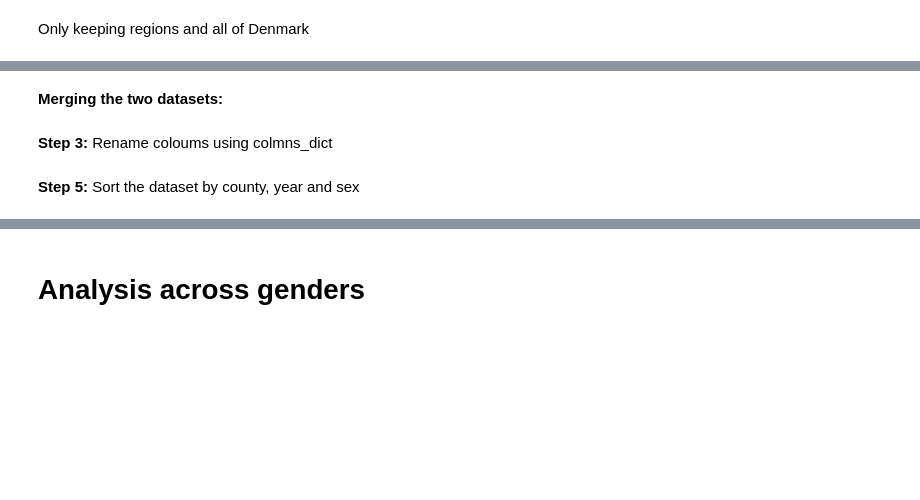
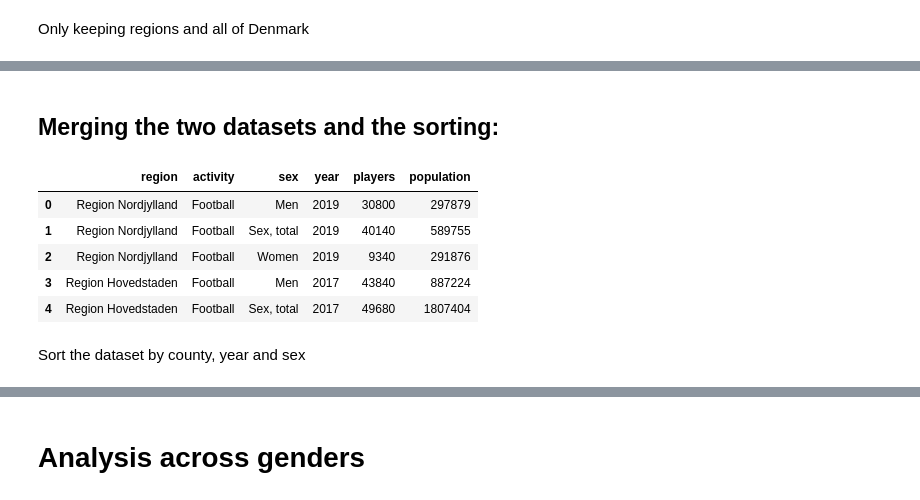
Before and after one commit to NumEconCopenhagen/projects-2024-econtechvets, a Jupyter notebook: dataproject/dataproject.ipynb, the cells around one changed output, grey strips where cells are left out. Saved outputs shown, nothing was run; the diff lists cells and outputs as text; code cells hidden in the pictures; blank space fills up the shorter version.

```diff
--- a/dataproject/dataproject.ipynb
+++ b/dataproject/dataproject.ipynb
@@ -79,4 +77,10 @@ folk_q1 = folk.loc[folk['TID'].str.contains('Q1')] # Selecting only the first qu
 folk_q1['TID'] = folk_q1['TID'].str.replace('Q1', '')
 folk_q1['KØN'] = folk_q1['KØN'].str.replace('Total', 'Sex, total')
 folk_q1['OMRÅDE'] = folk_q1['OMRÅDE'].str.replace('Landsdel', 'Province')
+
+# Define a list of the regions in the dataset
+regions = ['All Denmark', 'Region Nordjylland', 'Region Midtjylland', 'Region Syddanmark', 'Region Sjælland', 'Region Hovedstaden']
+
+# Filter the DataFrame to keep only rows where 'OMRÅDE' matches one of the regions
+folk_q1 = folk_q1[folk_q1['OMRÅDE'].isin(regions)]
 folk_q1.head()
@@ -95,7 +141,7 @@ Summarizing provinces to regions:
 def map_regions(BLSTKOM):
     if BLSTKOM == 'All Denmark':
         return 'All Denmark'
-    if BLSTKOM in ['Province Nordjylland']:
+    elif BLSTKOM == 'Province Nordjylland':
         return 'Region Nordjylland'
     elif BLSTKOM in ['Province Vestjylland', 'Province Østjylland']:
         return 'Region Midtjylland'
@@ -105,9 +151,10 @@ def map_regions(BLSTKOM):
         return 'Region Sjælland'
     elif BLSTKOM in ['Province Bornholm', 'Province Byen København', 'Province København omegn', 'Province Nordsjælland']:
         return 'Region Hovedstaden'
+    else:
+        return BLSTKOM  # Keep the original value for non-province entries
 
-# Apply the function to create the new variable 'county_a'
-idrakt['county_a'] = idrakt['BLSTKOM'].apply(map_regions)
-idrakt.head(100)
+# Apply the function and update the 'BLSTKOM' column in place
+idrakt['BLSTKOM'] = idrakt['BLSTKOM'].apply(map_regions)
 # %% [markdown]
 Only keeping regions and all of Denmark
@@ -118,14 +174,27 @@ idrakt.head(100)
 # %% [markdown]
-**Merging the two datasets:**
+## Merging the two datasets and the sorting:
 # %%
 idrakt['TID'] = idrakt['TID'].astype(str)
 folk_q1['TID'] = folk_q1['TID'].astype(str)
 
 merged_df = pd.merge(
     idrakt,
     folk_q1.rename(columns={'INDHOLD': 'POP'}),  # Rename INDHOLD to POP in folk_q1 before merging
     how='left',  # Keep all rows from idrakt
     left_on=['BLSTKOM', 'KON', 'TID'],  # Columns to match in idrakt
     right_on=['OMRÅDE', 'KØN', 'TID']  # Corresponding columns to match in folk_q1
 )
 merged_df.drop(['OMRÅDE', 'KØN'], axis=1, inplace=True) #Drops unnessecary columns
+
+# rename columns
+merged_df.rename(columns=columns_dict,inplace=True)
+
+# Display the first few rows to verify the merge
+merged_df.head()
+# %% [output]
+|  | region | activity | sex | year | players | population |
+| 0 | Region Nordjylland | Football | Men | 2019 | 30800 | 297879 |
+| 1 | Region Nordjylland | Football | Sex, total | 2019 | 40140 | 589755 |
+| 2 | Region Nordjylland | Football | Women | 2019 | 9340 | 291876 |
+| 3 | Region Hovedstaden | Football | Men | 2017 | 43840 | 887224 |
+| 4 | Region Hovedstaden | Football | Sex, total | 2017 | 49680 | 1807404 |
@@ -134,2 +200,0 @@ merged_df.head()
-# %% [markdown]
-**Step 3:** Rename coloums using colmns_dict
@@ -142,5 +201,5 @@ idrakt.head()
 # %% [markdown]
-**Step 5:** Sort the dataset by county, year and sex
+Sort the dataset by county, year and sex
 # %%
 # Sorting the dataset by county then year and then total sex, but first we customly sort the order of Sex
 # Define a custom sorting order
```
Also changed, not shown: parts of 19 cells of this notebook, 2 other files.
